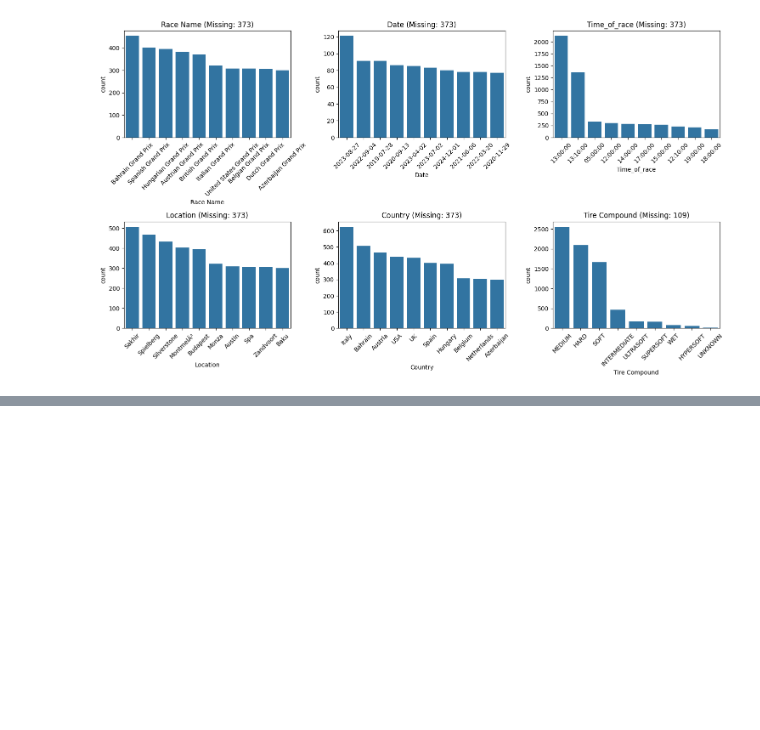
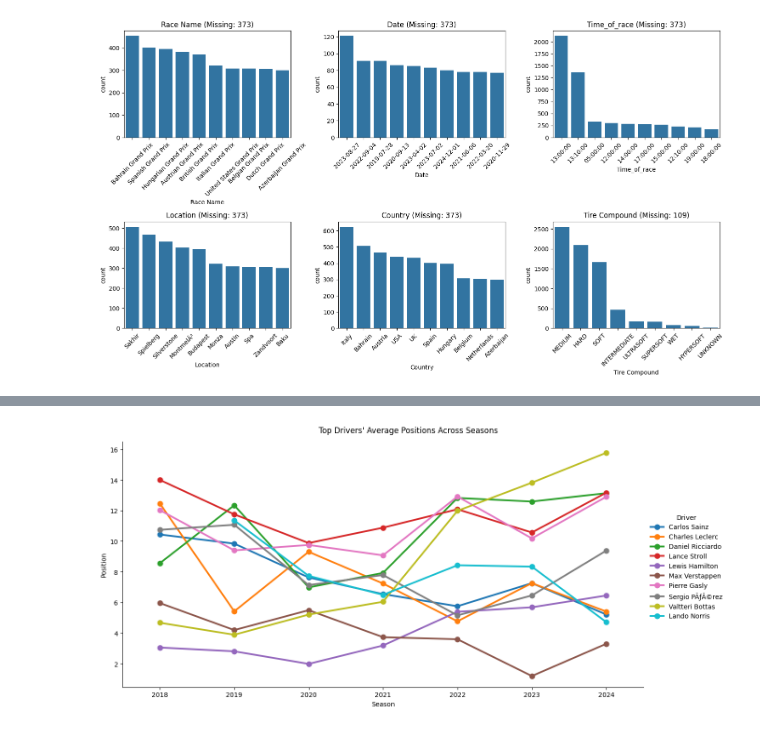
Before and after one commit to danisharain12/Predicting-F1-Champion-2025, a Jupyter notebook: Predicting F1 Champion 2025.ipynb, the cells around one changed output, grey strips where cells are left out. Cells and saved outputs as stored; diff of their text form; code cells hidden in the pictures; blank space fills up the shorter version.

```diff
--- a/Predicting F1 Champion 2025.ipynb
+++ b/Predicting F1 Champion 2025.ipynb
@@ -311,0 +354,11 @@ df[df.isna().any(axis=1)].head(50)
+# %%
+driver_avg = df.groupby(['Season', 'Driver'])['Position'].mean().reset_index()
+top_drivers = driver_avg['Driver'].value_counts().nlargest(10).index
+filtered_data = driver_avg[driver_avg['Driver'].isin(top_drivers)]
+
+g = sns.catplot(data=filtered_data,x='Season', y='Position',hue='Driver',kind='point',height=6, aspect=2)
+g.fig.suptitle("Top Drivers' Average Positions Across Seasons", y=1.03)
+
+plt.show()
+# %% [output]
+[figure, added]
```
Also changed, not shown: parts of 28 cells of this notebook.
